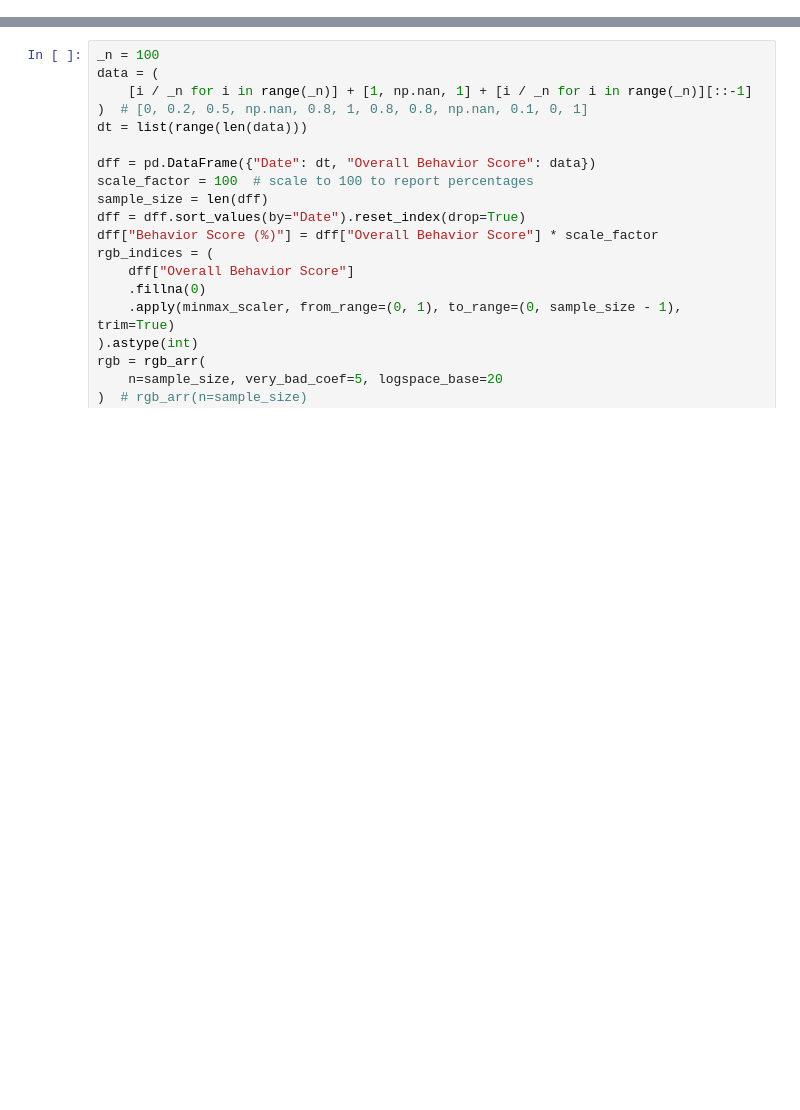
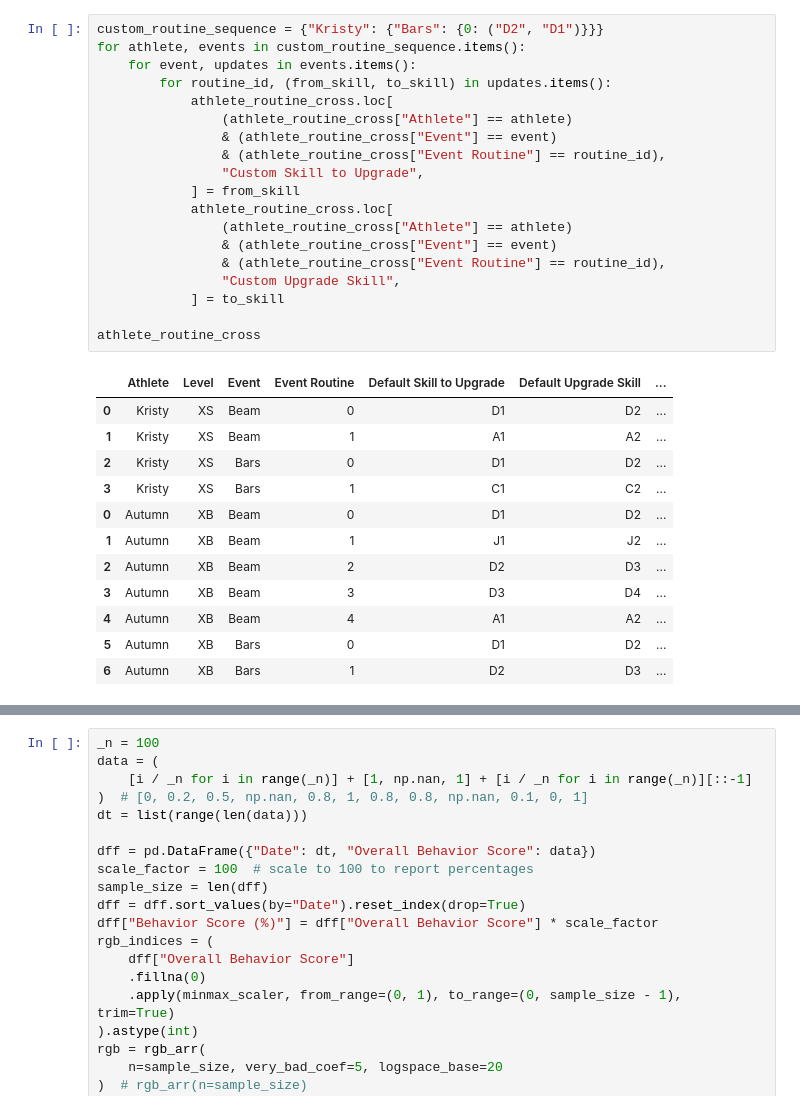
Before and after one commit to evelynstamey/ginnastix, a Jupyter notebook: src/ginnastix_class/notebook.ipynb, the cells around one changed output, grey strips where cells are left out. Drawn from its saved outputs; the diff is of its cells as text; blank space fills up the shorter version.

```diff
--- a/src/ginnastix_class/notebook.ipynb
+++ b/src/ginnastix_class/notebook.ipynb
@@ -0,0 +490,32 @@
+# %%
+custom_routine_sequence = {"Kristy": {"Bars": {0: ("D2", "D1")}}}
+for athlete, events in custom_routine_sequence.items():
+    for event, updates in events.items():
+        for routine_id, (from_skill, to_skill) in updates.items():
+            athlete_routine_cross.loc[
+                (athlete_routine_cross["Athlete"] == athlete)
+                & (athlete_routine_cross["Event"] == event)
+                & (athlete_routine_cross["Event Routine"] == routine_id),
+                "Custom Skill to Upgrade",
+            ] = from_skill
+            athlete_routine_cross.loc[
+                (athlete_routine_cross["Athlete"] == athlete)
+                & (athlete_routine_cross["Event"] == event)
+                & (athlete_routine_cross["Event Routine"] == routine_id),
+                "Custom Upgrade Skill",
+            ] = to_skill
+
+athlete_routine_cross
+# %% [output]
+|  | Athlete | Level | Event | Event Routine | Default Skill to Upgrade | Default Upgrade Skill | ... |
+| 0 | Kristy | XS | Beam | 0 | D1 | D2 | ... |
+| 1 | Kristy | XS | Beam | 1 | A1 | A2 | ... |
+| 2 | Kristy | XS | Bars | 0 | D1 | D2 | ... |
+| 3 | Kristy | XS | Bars | 1 | C1 | C2 | ... |
+| 0 | Autumn | XB | Beam | 0 | D1 | D2 | ... |
+| 1 | Autumn | XB | Beam | 1 | J1 | J2 | ... |
+| 2 | Autumn | XB | Beam | 2 | D2 | D3 | ... |
+| 3 | Autumn | XB | Beam | 3 | D3 | D4 | ... |
+| 4 | Autumn | XB | Beam | 4 | A1 | A2 | ... |
+| 5 | Autumn | XB | Bars | 0 | D1 | D2 | ... |
+| 6 | Autumn | XB | Bars | 1 | D2 | D3 | ... |
```
Also changed, not shown: parts of 29 cells of this notebook, 1 other file.
